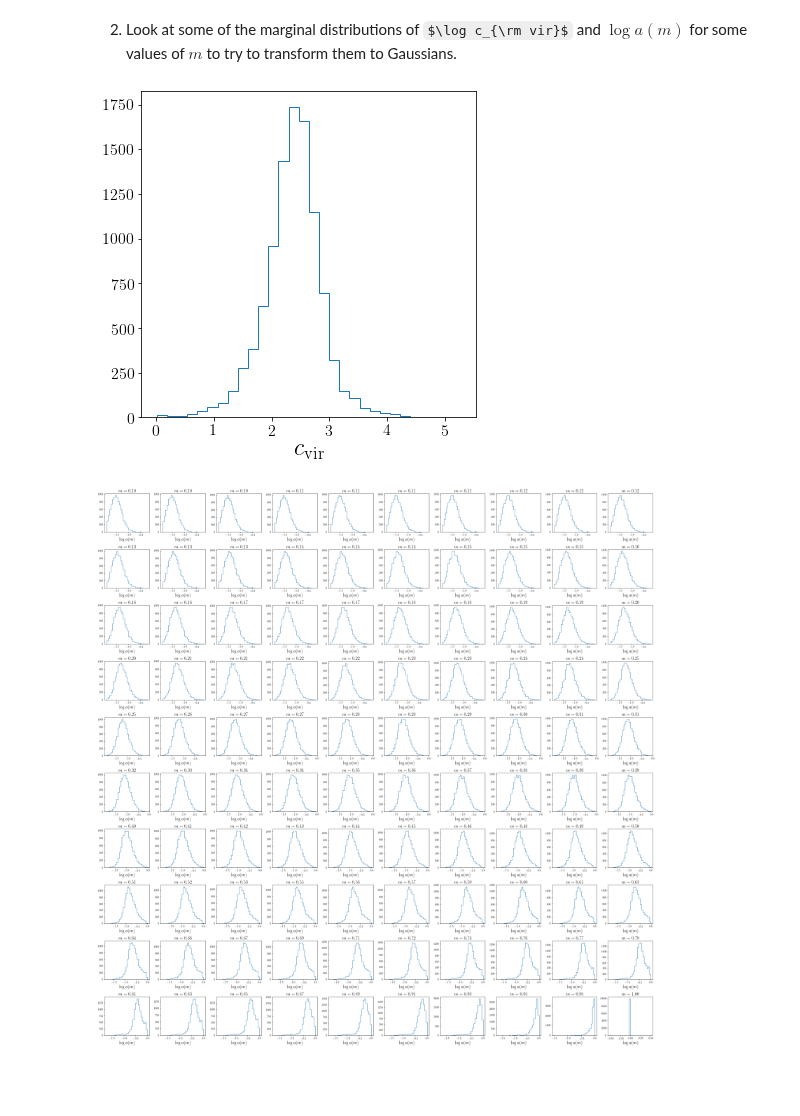
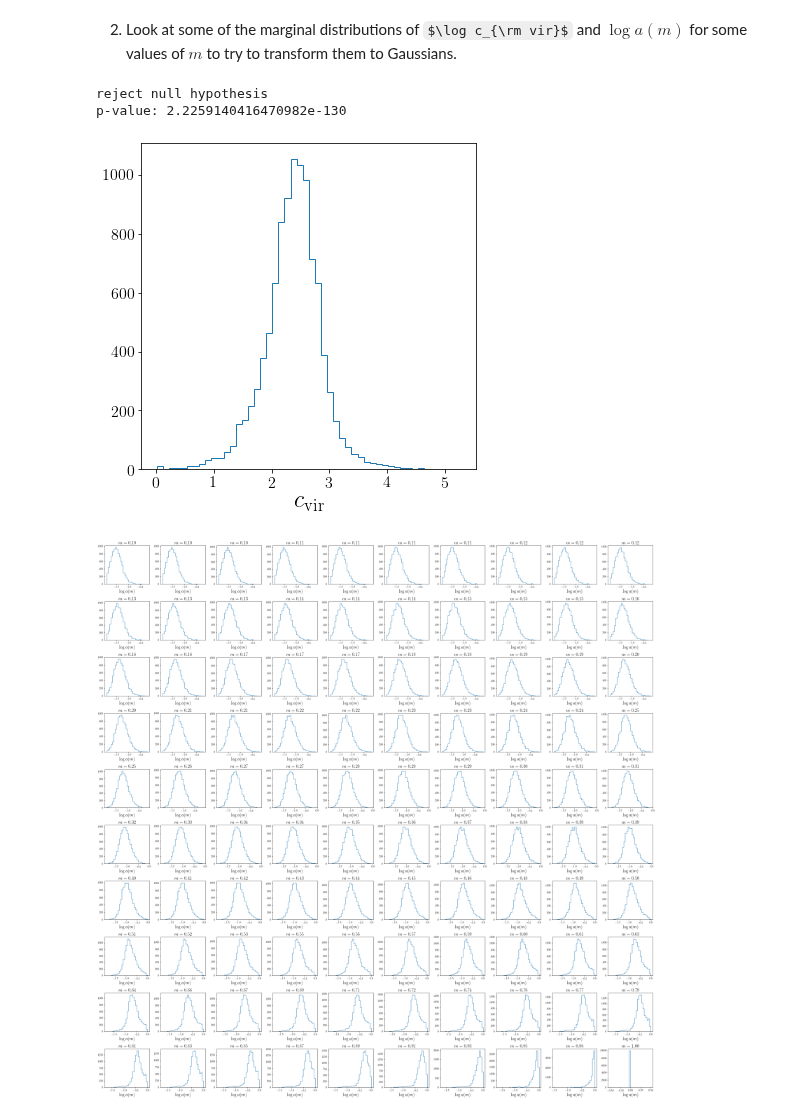
Before and after one commit to ismael-mendoza/nbody-relaxed, a Jupyter notebook: jupyter/gaussian_prediction.ipynb, the cells around one changed output. Saved outputs shown, nothing was run; the diff lists cells and outputs as text; code cells hidden in the pictures; some formulas as TeX source; blank space fills up the shorter version.

Commit message:
started algorithm created some probplots to look at correlations

```diff
--- a/jupyter/gaussian_prediction.ipynb
+++ b/jupyter/gaussian_prediction.ipynb
@@ -34,3 +34,32 @@ import warnings
+# %%
+mpl.rcParams.update(
+{
+    # figure
+    'figure.figsize':   (10, 10),
+
+    # axes
+    'axes.labelsize': 24,
+
+    # title
+    'axes.titlesize':28,
+
+    # ticks
+    'xtick.major.size':  5,
+    'xtick.minor.size':  2.5,
+    'xtick.major.width': 0.8,
+    'xtick.minor.width': 0.6,
+    'xtick.labelsize':   20,
+
+    'ytick.major.size':  5,
+    'ytick.minor.size':  2.5,
+    'ytick.major.width': 0.8,
+    'ytick.minor.width': 0.6,
+    'ytick.labelsize':   20,
+
+    #legend
+    'legend.fontsize': 24,
+
+})
 # %% [markdown]
 # Load data
 # %%
@@ -98,12 +275,15 @@ r_am = np.array(r_am).T
 # %% [markdown]
 2. Look at some of the marginal distributions of $\log c_{\rm vir}$ and $\log a(m)$ for some values of $m$ to try to transform them to Gaussians.
 # %%
+# looks Gaussian already
 plt.figure(figsize=(6,6))
-plt.hist(np.log(cvir), bins=30, histtype='step');
+plt.hist(np.log(cvir), bins=50, histtype='step');
 plt.xlabel("$c_{\\rm vir}$", size=24)
 plt.tick_params(which='both', labelsize=16)
 # %% [output]
+reject null hypothesis
+p-value: 2.2259140416470982e-130
-[figure, old version]
+[figure, new version]
 # %%
 fig, axes = plt.subplots(10, 10, figsize=(30, 30))
 axes = axes.flatten()
```
Also changed, not shown: parts of 24 cells of this notebook.
